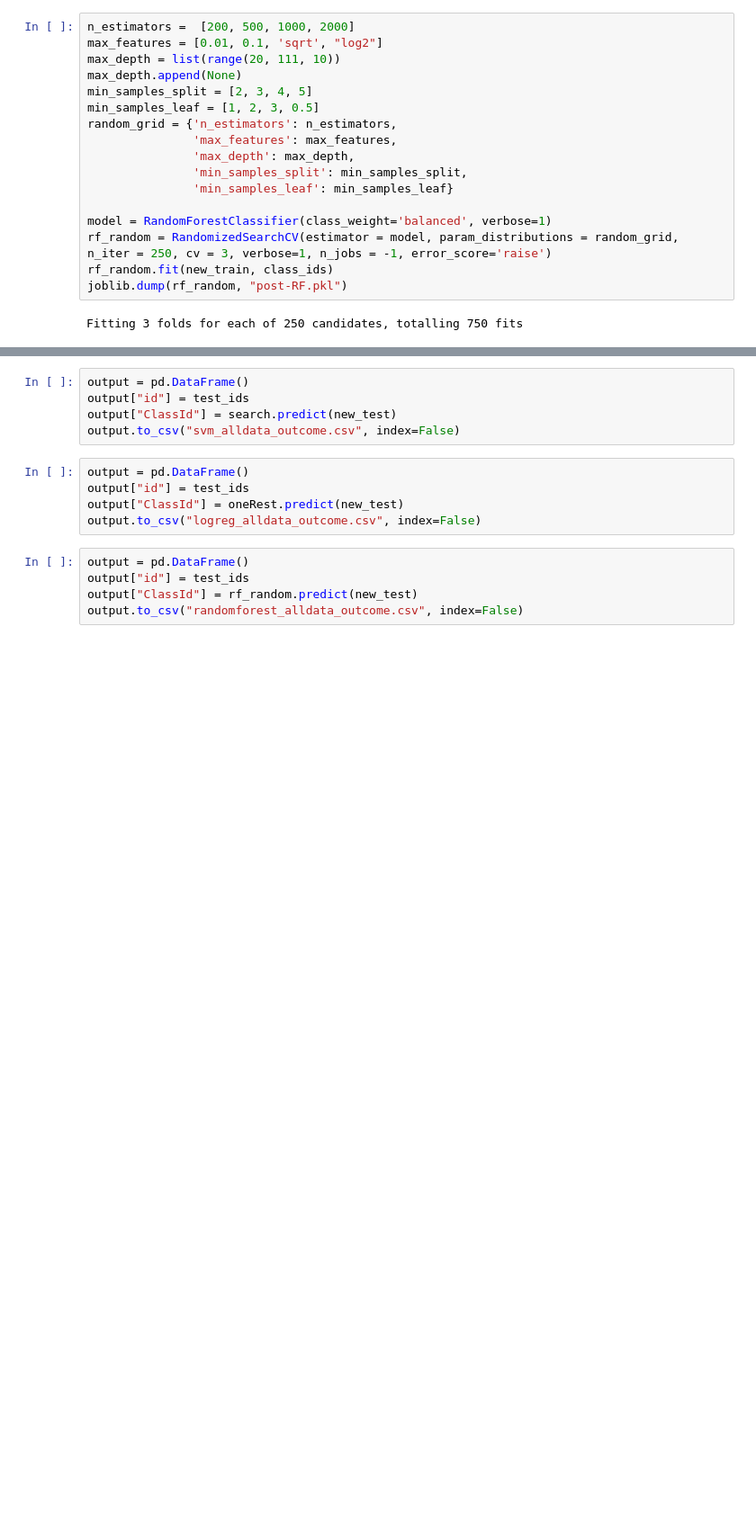
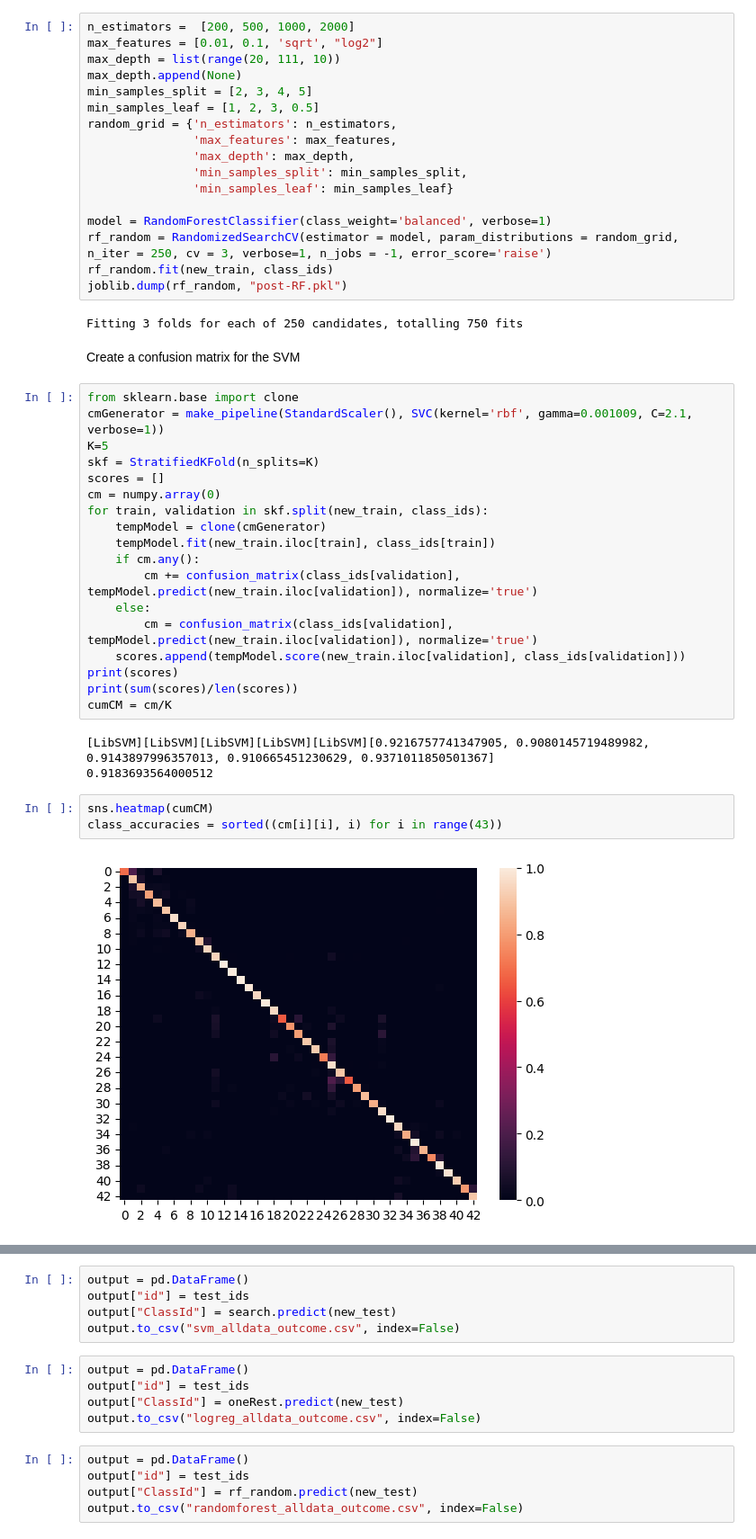
Before and after one commit to Biporian/ML_ASS_2, a Jupyter notebook: runeverything.ipynb, the cells around one changed output, grey strips where cells are left out. Shown: that part at 90% size. Cells and saved outputs as stored; diff of their text form; blank space fills up the shorter version.

```diff
--- a/runeverything.ipynb
+++ b/runeverything.ipynb
@@ -114,3 +114,31 @@ rf_random.fit(new_train, class_ids)
 joblib.dump(rf_random, "post-RF.pkl")
 # %% [output]
 Fitting 3 folds for each of 250 candidates, totalling 750 fits
+# %% [markdown]
+Create a confusion matrix for the SVM
+# %%
+from sklearn.base import clone
+cmGenerator = make_pipeline(StandardScaler(), SVC(kernel='rbf', gamma=0.001009, C=2.1, verbose=1))
+K=5
+skf = StratifiedKFold(n_splits=K)
+scores = []
+cm = numpy.array(0)
+for train, validation in skf.split(new_train, class_ids):
+    tempModel = clone(cmGenerator)
+    tempModel.fit(new_train.iloc[train], class_ids[train])
+    if cm.any():
+        cm += confusion_matrix(class_ids[validation], tempModel.predict(new_train.iloc[validation]), normalize='true')
+    else:
+        cm = confusion_matrix(class_ids[validation], tempModel.predict(new_train.iloc[validation]), normalize='true')
+    scores.append(tempModel.score(new_train.iloc[validation], class_ids[validation]))
+print(scores)
+print(sum(scores)/len(scores))
+cumCM = cm/K
+# %% [output]
+[LibSVM][LibSVM][LibSVM][LibSVM][LibSVM][0.9216757741347905, 0.9080145719489982, 0.9143897996357013, 0.910665451230629, 0.9371011850501367]
+0.9183693564000512
+# %%
+sns.heatmap(cumCM)
+class_accuracies = sorted((cm[i][i], i) for i in range(43))
+# %% [output]
+[figure, added]
```
Also changed, not shown: parts of 3 cells of this notebook, 1 other file.
